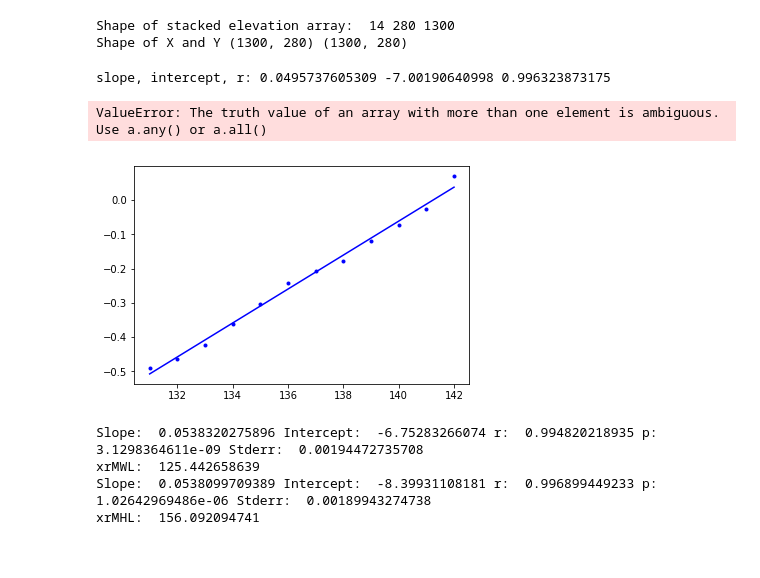
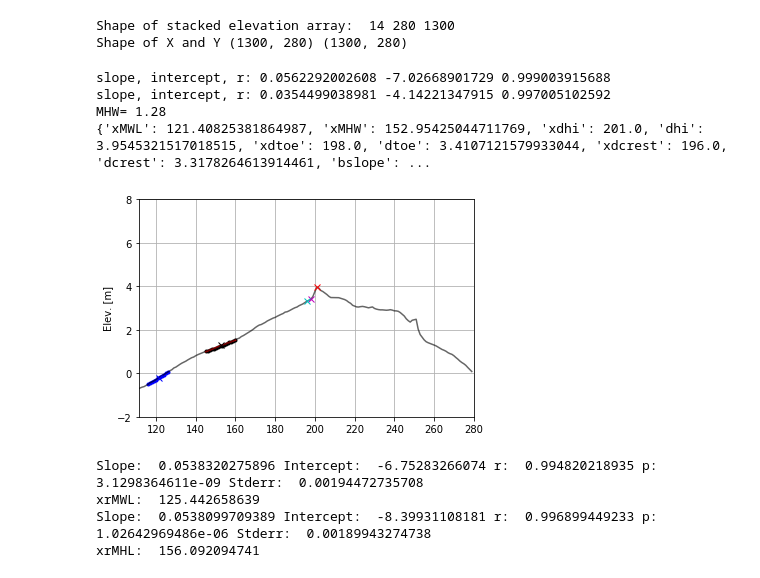
Before and after one commit to csherwood-usgs/Raster_calcs, a Jupyter notebook: Sandwich_profiles_from_xarray.ipynb, the cells around one changed output. Cells and saved outputs as stored; diff of their text form; code cells hidden in the pictures.

```diff
--- a/Sandwich_profiles_from_xarray.ipynb
+++ b/Sandwich_profiles_from_xarray.ipynb
@@ -75,7 +75,7 @@ def pmetrics(x, y, z, MWL, MHW):
     plt.plot(x[idx],x[idx]*slope+intercept,'-b')
 
     # find MHW by fitting line to nearby points
-    idx = np.argwhere(np.abs(zf-MHW)<0.3 and x<200)
+    idx = np.argwhere(np.logical_and(np.abs(zf-MHW)<0.3, x<200))
     slope, intercept, r_value, p_value, stderr = \
        stats.linregress( np.squeeze(x[idx]),np.squeeze(z[idx]) )
     print("slope, intercept, r:",slope, intercept, r_value)
@@ -93,42 +93,59 @@ def pmetrics(x, y, z, MWL, MHW):
     dhi = z[idhi]
     xdhi = x[idhi]
 
-    # dune toe = max ddz between MWH and dhi
+    # dune toe = max ddz between MHW and dhi
     idtoe = iMHW+np.nanargmax(ddz[iMHW:idhi])-2
     dtoe = z[idtoe]
     xdtoe = x[idtoe]
 
-    return xMWL, xMHW, xdhi, dhi, xdtoe, dtoe
+    # dune crest
+    idc = idtoe+np.nanargmax(-ddz[idtoe:idhi])-2
+    dcrest = z[idc]
+    xdcrest = x[idc]
+
+    # beach slope between MWL and MHW
+    bslope = (MHW-MWL)/(xMHW-xMWL)
+    ubslope = (dtoe-MHW)/(xdtoe-xMHW)
+
+    metrics = {'xMWL':xMWL, 'xMHW':xMHW, 'xdhi':xdhi, 'dhi':dhi,\
+                   'xdtoe':xdtoe, 'dtoe':dtoe, 'xdcrest':xdcrest,\
+                   'dcrest':dcrest, 'bslope':bslope, \
+                   'ubslope':ubslope }
+    return metrics
 # %%
 # cross-shore coordinates are positive toward ocean...flip them around
-iy = 880
+iy = 580
 MWL=-0.2
 MHW=1.28
 z = np.flip( da[3,iy,:].values, 0 )
 x = np.flip( da.coords['Cross-shore'].values, 0)
 # reverse x-axis direction...now starts some arbitrary distance offshore
 xr = np.max(x)-x
-xMWL, xMHW, xdhi, dhi, xdtoe, dtoe = pmetrics(xr,iy,z,MWL,MHW)
-print("xMWL, xMHW, xdhi, dhi, xdtoe, dtoe:\n",xMWL, xMHW, xdhi, dhi, xdtoe, dtoe)
+m = pmetrics(xr,iy,z,MWL,MHW)
+print(m)
 
-xmin = xMWL-10
+xmin = m['xMWL']-10
 xmax = 280
 cmap = 'coolwarm'
 
 plt.plot(xr, z, '-k', alpha = .6)
-plt.plot(xdhi,dhi,'xr')
-plt.plot(xdtoe,dtoe,'xm')
-plt.plot(xMWL,MWL,'xb')
-plt.plot(xMHW,MHW,'xk')
+plt.plot(m['xdhi'],m['dhi'],'xr')
+plt.plot(m['xdtoe'],m['dtoe'],'xm')
+plt.plot(m['xdcrest'],m['dcrest'],'xc')
+
+plt.plot(m['xMWL'],MWL,'xb')
+plt.plot(m['xMHW'],MHW,'xk')
 
 plt.ylim((-2,8))
 plt.xlim((xmin,xmax))
 plt.ylabel('Elev. [m]')
 plt.grid(True)
 # %% [output]
-slope, intercept, r: 0.0495737605309 -7.00190640998 0.996323873175
+slope, intercept, r: 0.0562292002608 -7.02668901729 0.999003915688
+slope, intercept, r: 0.0354499038981 -4.14221347915 0.997005102592
+MHW= 1.28
+{'xMWL': 121.40825381864987, 'xMHW': 152.95425044711769, 'xdhi': 201.0, 'dhi': 3.9545321517018515, 'xdtoe': 198.0, 'dtoe': 3.4107121579933044, 'xdcrest': 196.0, 'dcrest': 3.3178264613914461, 'bslope': ...
-ValueError: The truth value of an array with more than one element is ambiguous. Use a.any() or a.all()
-[figure, old version]
+[figure, new version]
 # %%
 axarr[1].plot(xr, dzf,'-k')
 axarr[1].plot(xr, fdz,'-b')
```
